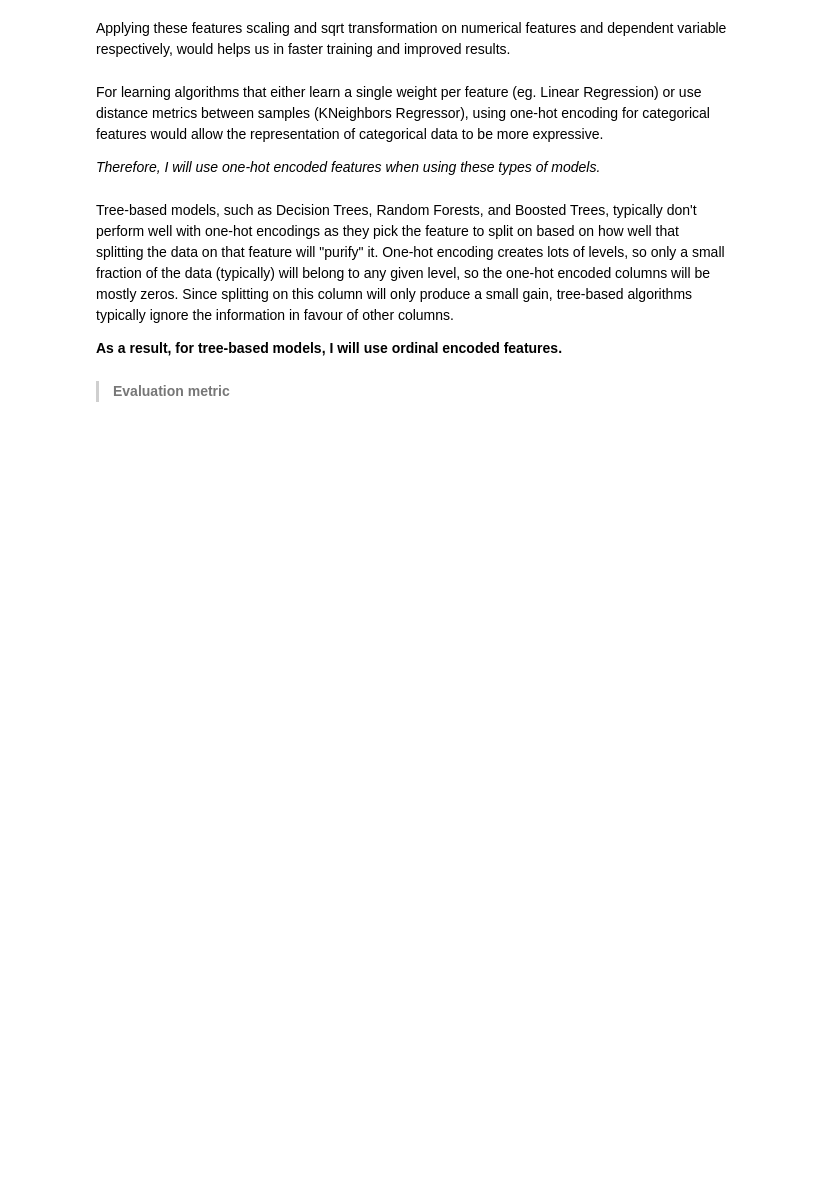
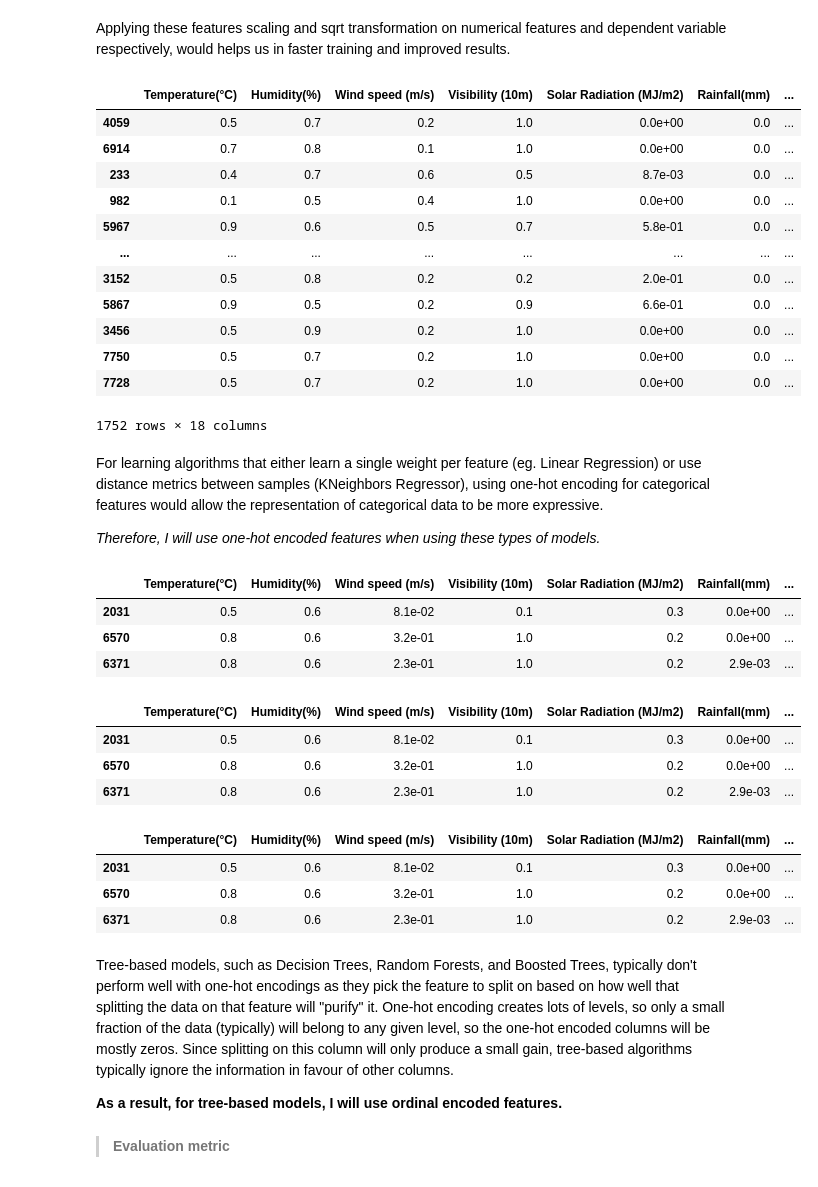
Before and after one commit to GODxFATHER/Bike-Sharing-Demand-Prediction, a Jupyter notebook: Individual_Bike_Sharing_Demand_Prediction_Capstone_Project.ipynb, the cells around one changed output. Drawn from its saved outputs; the diff is of its cells as text; code cells hidden in the pictures; blank space fills up the shorter version.

```diff
--- a/Individual_Bike_Sharing_Demand_Prediction_Capstone_Project.ipynb
+++ b/Individual_Bike_Sharing_Demand_Prediction_Capstone_Project.ipynb
@@ -708,6 +742,22 @@ Applying these features scaling and sqrt transformation on numerical features an
 
 lr_features = pd.get_dummies(features, columns = ["Seasons", "Functioning Day", "Holiday"], drop_first = True)
 lr_test_features = pd.get_dummies(test_features, columns = ["Seasons", "Functioning Day", "Holiday"], drop_first = True)
+# %%
+lr_test_features
+# %% [output]
+|  | Temperature(°C) | Humidity(%) | Wind speed (m/s) | Visibility (10m) | Solar Radiation (MJ/m2) | Rainfall(mm) | ... |
+| 4059 | 0.5 | 0.7 | 0.2 | 1.0 | 0.0e+00 | 0.0 | ... |
+| 6914 | 0.7 | 0.8 | 0.1 | 1.0 | 0.0e+00 | 0.0 | ... |
+| 233 | 0.4 | 0.7 | 0.6 | 0.5 | 8.7e-03 | 0.0 | ... |
+| 982 | 0.1 | 0.5 | 0.4 | 1.0 | 0.0e+00 | 0.0 | ... |
+| 5967 | 0.9 | 0.6 | 0.5 | 0.7 | 5.8e-01 | 0.0 | ... |
+| ... | ... | ... | ... | ... | ... | ... | ... |
+| 3152 | 0.5 | 0.8 | 0.2 | 0.2 | 2.0e-01 | 0.0 | ... |
+| 5867 | 0.9 | 0.5 | 0.2 | 0.9 | 6.6e-01 | 0.0 | ... |
+| 3456 | 0.5 | 0.9 | 0.2 | 1.0 | 0.0e+00 | 0.0 | ... |
+| 7750 | 0.5 | 0.7 | 0.2 | 1.0 | 0.0e+00 | 0.0 | ... |
+| 7728 | 0.5 | 0.7 | 0.2 | 1.0 | 0.0e+00 | 0.0 | ... |
+1752 rows × 18 columns
 # %% [markdown]
 For learning algorithms that either learn a single weight per feature (eg. Linear Regression) or use distance metrics between samples (KNeighbors Regressor), using one-hot encoding for categorical features would allow the representation of categorical data to be more expressive.
 
@@ -728,6 +778,27 @@ tree_features["Holiday"] = tree_features["Holiday"].map(holiday_mapping)
 tree_test_features["Seasons"] = tree_test_features["Seasons"].map(seasons_mapping)
 tree_test_features["Functioning Day"] = tree_test_features["Functioning Day"].map(func_day_mapping)
 tree_test_features["Holiday"] = tree_test_features["Holiday"].map(holiday_mapping)
+# %%
+features.head(3)
+# %% [output]
+|  | Temperature(°C) | Humidity(%) | Wind speed (m/s) | Visibility (10m) | Solar Radiation (MJ/m2) | Rainfall(mm) | ... |
+| 2031 | 0.5 | 0.6 | 8.1e-02 | 0.1 | 0.3 | 0.0e+00 | ... |
+| 6570 | 0.8 | 0.6 | 3.2e-01 | 1.0 | 0.2 | 0.0e+00 | ... |
+| 6371 | 0.8 | 0.6 | 2.3e-01 | 1.0 | 0.2 | 2.9e-03 | ... |
+# %%
+lr_features.head(3)
+# %% [output]
+|  | Temperature(°C) | Humidity(%) | Wind speed (m/s) | Visibility (10m) | Solar Radiation (MJ/m2) | Rainfall(mm) | ... |
+| 2031 | 0.5 | 0.6 | 8.1e-02 | 0.1 | 0.3 | 0.0e+00 | ... |
+| 6570 | 0.8 | 0.6 | 3.2e-01 | 1.0 | 0.2 | 0.0e+00 | ... |
+| 6371 | 0.8 | 0.6 | 2.3e-01 | 1.0 | 0.2 | 2.9e-03 | ... |
+# %%
+tree_features.head(3)
+# %% [output]
+|  | Temperature(°C) | Humidity(%) | Wind speed (m/s) | Visibility (10m) | Solar Radiation (MJ/m2) | Rainfall(mm) | ... |
+| 2031 | 0.5 | 0.6 | 8.1e-02 | 0.1 | 0.3 | 0.0e+00 | ... |
+| 6570 | 0.8 | 0.6 | 3.2e-01 | 1.0 | 0.2 | 0.0e+00 | ... |
+| 6371 | 0.8 | 0.6 | 2.3e-01 | 1.0 | 0.2 | 2.9e-03 | ... |
 # %% [markdown]
 Tree-based models, such as Decision Trees, Random Forests, and Boosted Trees, typically don't perform well with one-hot encodings as they pick the feature to split on based on how well that splitting the data on that feature will "purify" it. One-hot encoding creates lots of levels, so only a small fraction of the data (typically) will belong to any given level, so the one-hot encoded columns will be mostly zeros. Since splitting on this column will only produce a small gain, tree-based algorithms typically ignore the information in favour of other columns.
 
```
Also changed, not shown: parts of 45 cells of this notebook.
